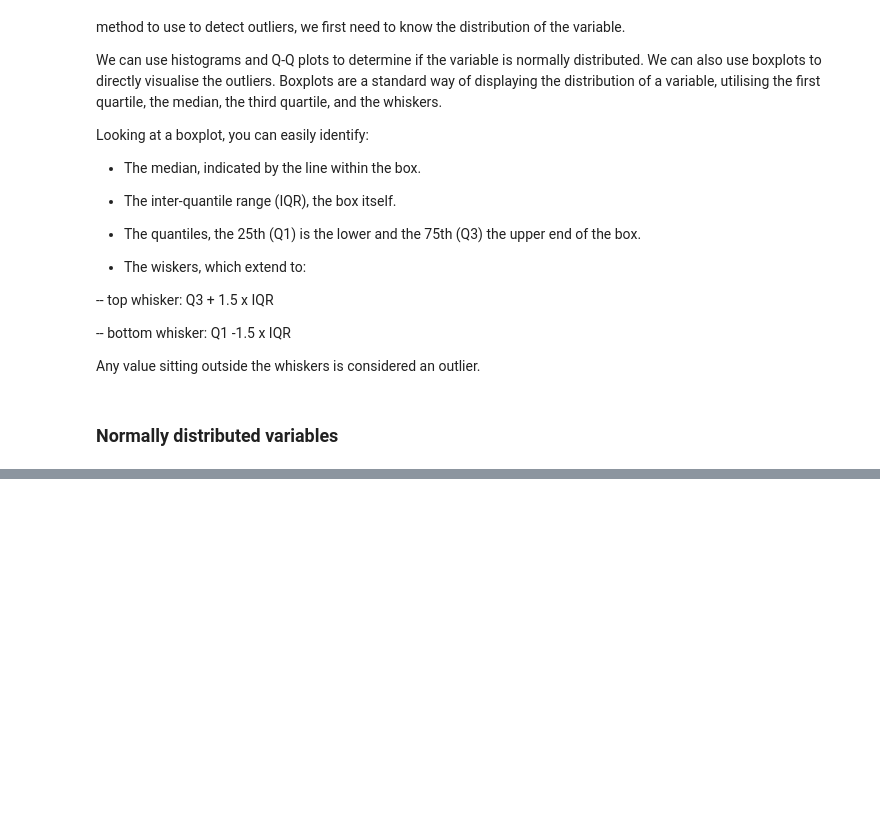
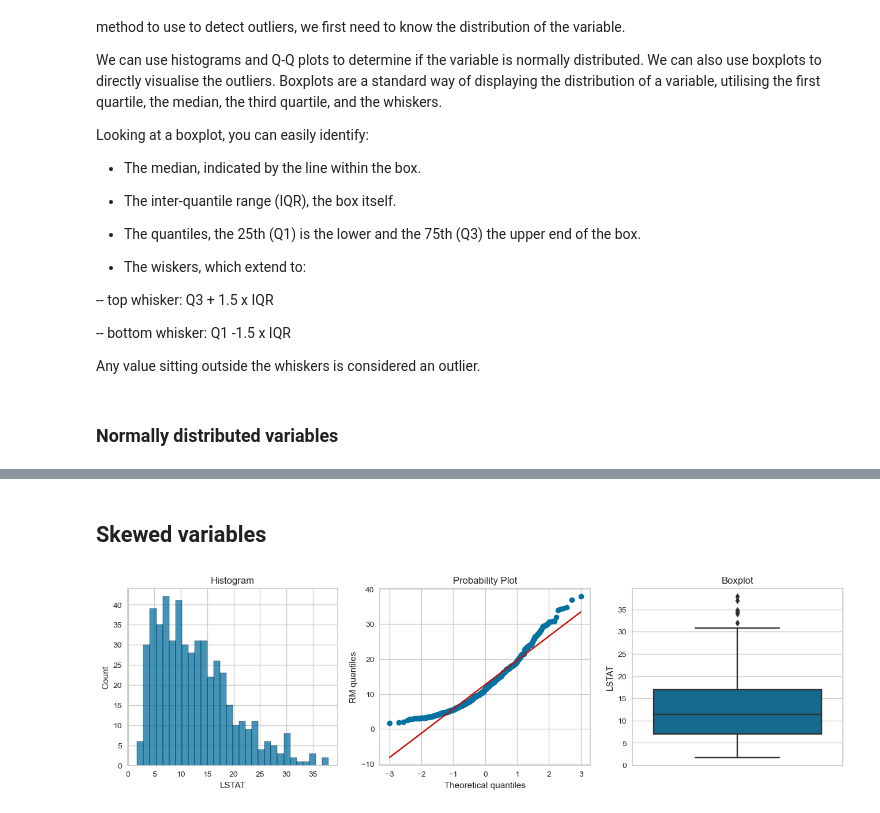
Before and after one commit to tamaldatta07/Hands-On-Machine-Learning-with-Scikit-Learn-Keras-and-TensorFlow, a Jupyter notebook: Feature Engineering and Feature Extraction/Linear Model Assumptions.ipynb, the cells around one changed output, grey strips where cells are left out. Cells and saved outputs as stored; diff of their text form; code cells hidden in the pictures; blank space fills up the shorter version.

```diff
--- a/Feature Engineering and Feature Extraction/Linear Model Assumptions.ipynb
+++ b/Feature Engineering and Feature Extraction/Linear Model Assumptions.ipynb
@@ -744,0 +734,9 @@ diagnostic_plots(boston, 'RM')
+# %% [markdown]
+## Skewed variables
+# %%
+# Variable LSTAT from the boston house prices dataset.
+# LSTAT is the % lower status of the population.
+
+diagnostic_plots(boston, 'LSTAT')
+# %% [output]
+[figure, added]
```
Also changed, not shown: parts of 27 cells of this notebook.
